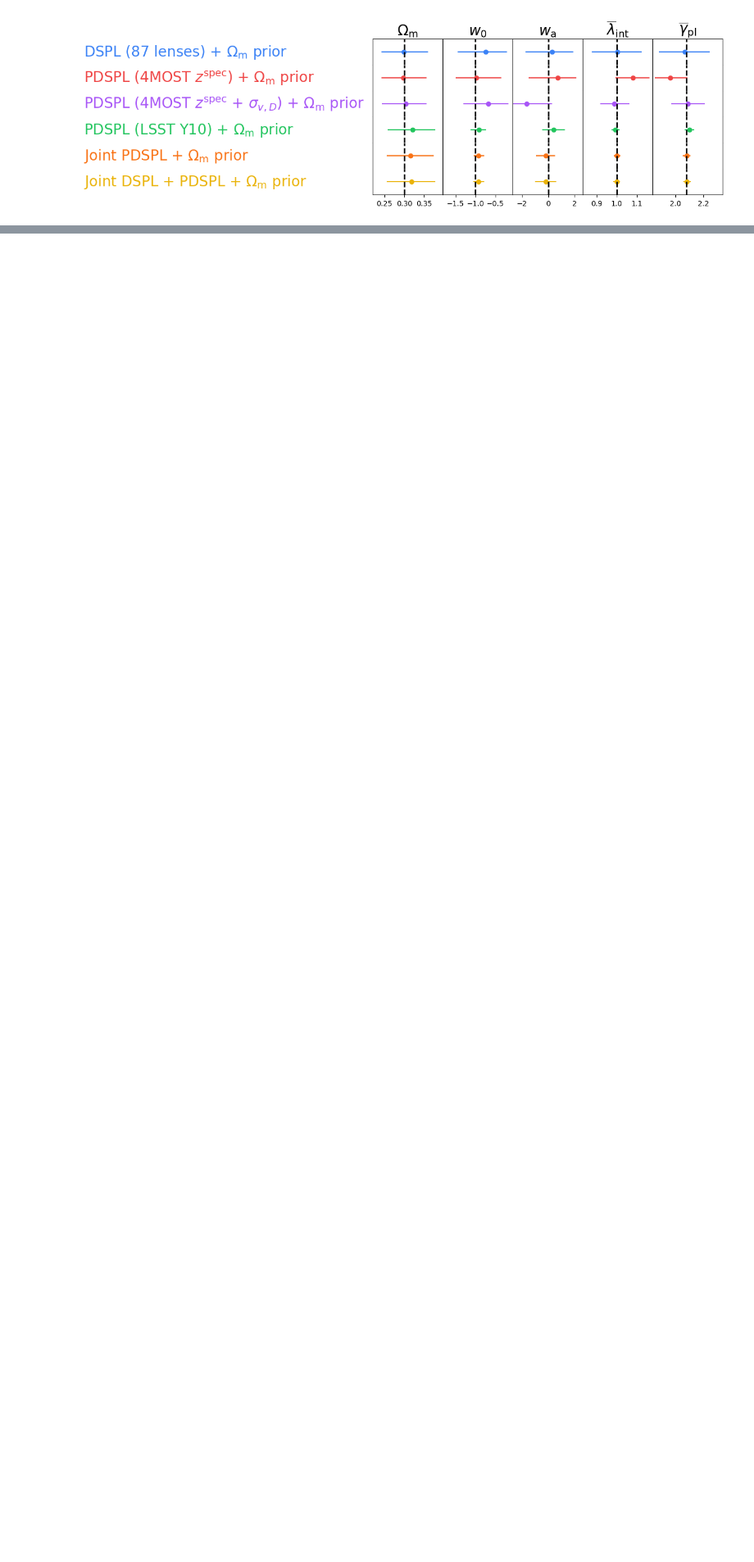
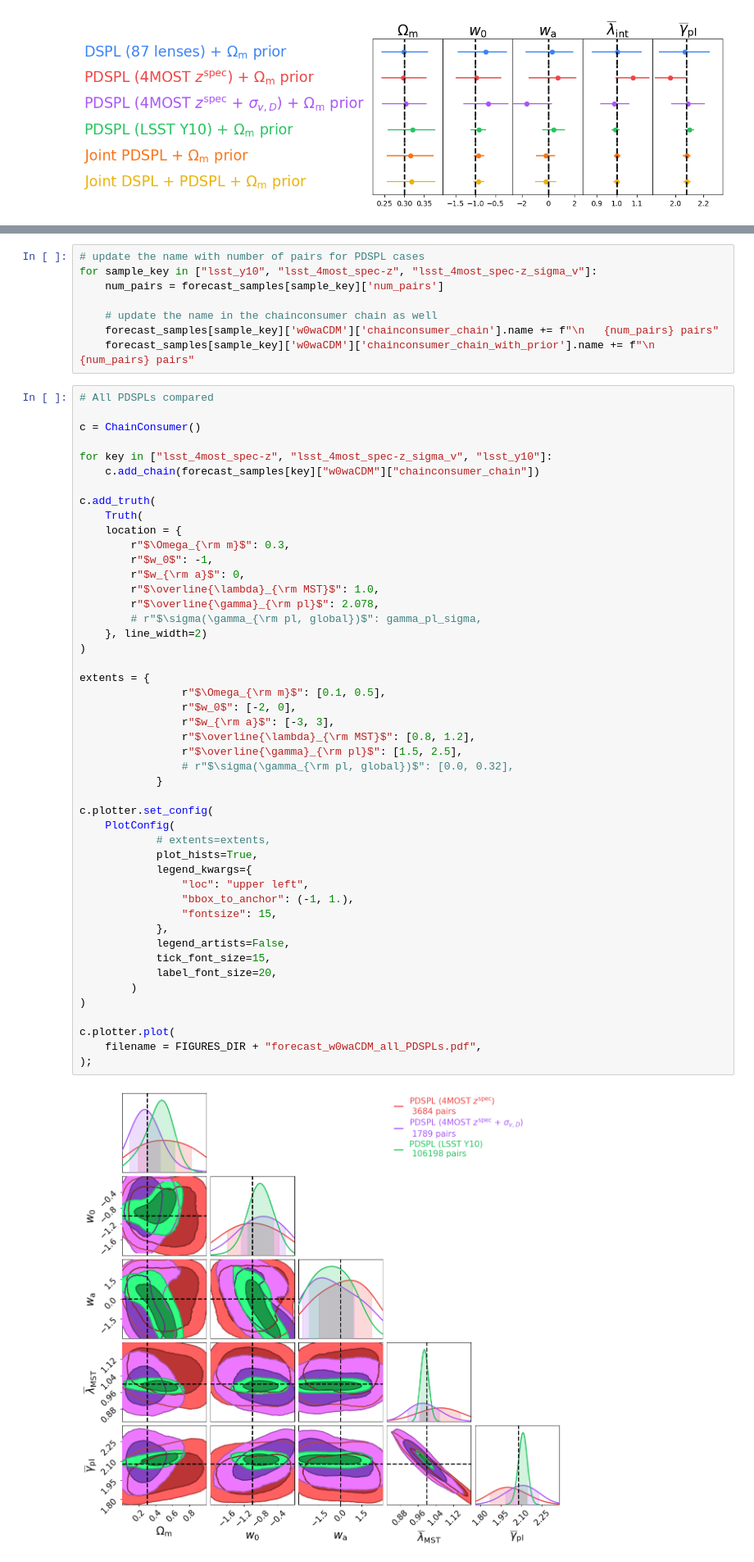
Before and after one commit to timedilatesme/pdspl-analysis, a Jupyter notebook: notebooks/forecast_figures.ipynb, the cells around one changed output, grey strips where cells are left out. Shown at 82% size. Drawn from its saved outputs; the diff is of its cells as text; blank space fills up the shorter version.

```diff
--- a/notebooks/forecast_figures.ipynb
+++ b/notebooks/forecast_figures.ipynb
@@ -287,0 +293,57 @@ print(latex_table)
+# %%
+# update the name with number of pairs for PDSPL cases
+for sample_key in ["lsst_y10", "lsst_4most_spec-z", "lsst_4most_spec-z_sigma_v"]:
+    num_pairs = forecast_samples[sample_key]['num_pairs']
+
+    # update the name in the chainconsumer chain as well
+    forecast_samples[sample_key]['w0waCDM']['chainconsumer_chain'].name += f"\n   {num_pairs} pairs"
+    forecast_samples[sample_key]['w0waCDM']['chainconsumer_chain_with_prior'].name += f"\n   {num_pairs} pairs"
+# %%
+# All PDSPLs compared
+
+c = ChainConsumer()
+
+for key in ["lsst_4most_spec-z", "lsst_4most_spec-z_sigma_v", "lsst_y10"]:
+    c.add_chain(forecast_samples[key]["w0waCDM"]["chainconsumer_chain"])
+
+c.add_truth(
+    Truth(
+    location = {
+        r"$\Omega_{\rm m}$": 0.3,
+        r"$w_0$": -1,
+        r"$w_{\rm a}$": 0,
+        r"$\overline{\lambda}_{\rm MST}$": 1.0,
+        r"$\overline{\gamma}_{\rm pl}$": 2.078,
+        # r"$\sigma(\gamma_{\rm pl, global})$": gamma_pl_sigma,
+    }, line_width=2)
+)
+
+extents = {
+                r"$\Omega_{\rm m}$": [0.1, 0.5],
+                r"$w_0$": [-2, 0],
+                r"$w_{\rm a}$": [-3, 3],
+                r"$\overline{\lambda}_{\rm MST}$": [0.8, 1.2],
+                r"$\overline{\gamma}_{\rm pl}$": [1.5, 2.5],
+                # r"$\sigma(\gamma_{\rm pl, global})$": [0.0, 0.32],
+            }
+
+c.plotter.set_config(
+    PlotConfig(
+            # extents=extents,
+            plot_hists=True,
+            legend_kwargs={
+                "loc": "upper left",
+                "bbox_to_anchor": (-1, 1.),
+                "fontsize": 15,
+            },
+            legend_artists=False,
+            tick_font_size=15,
+            label_font_size=20,
+        )
+)
+
+c.plotter.plot(
+    filename = FIGURES_DIR + "forecast_w0waCDM_all_PDSPLs.pdf",
+);
+# %% [output]
+[figure, added]
```
Also changed, not shown: parts of 6 cells of this notebook, 9 other files.
